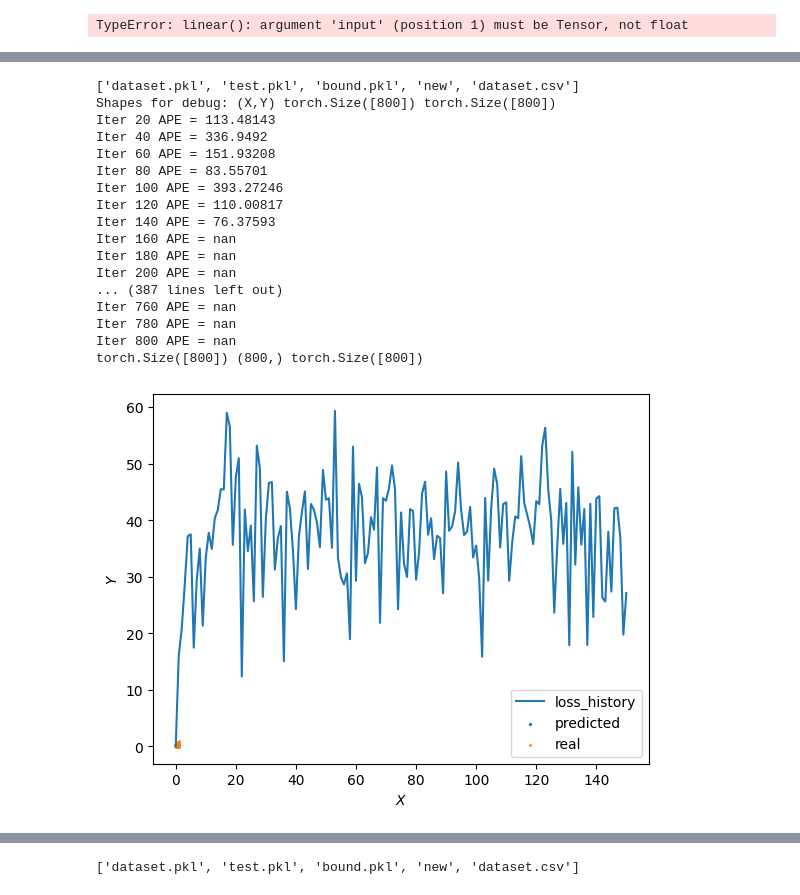
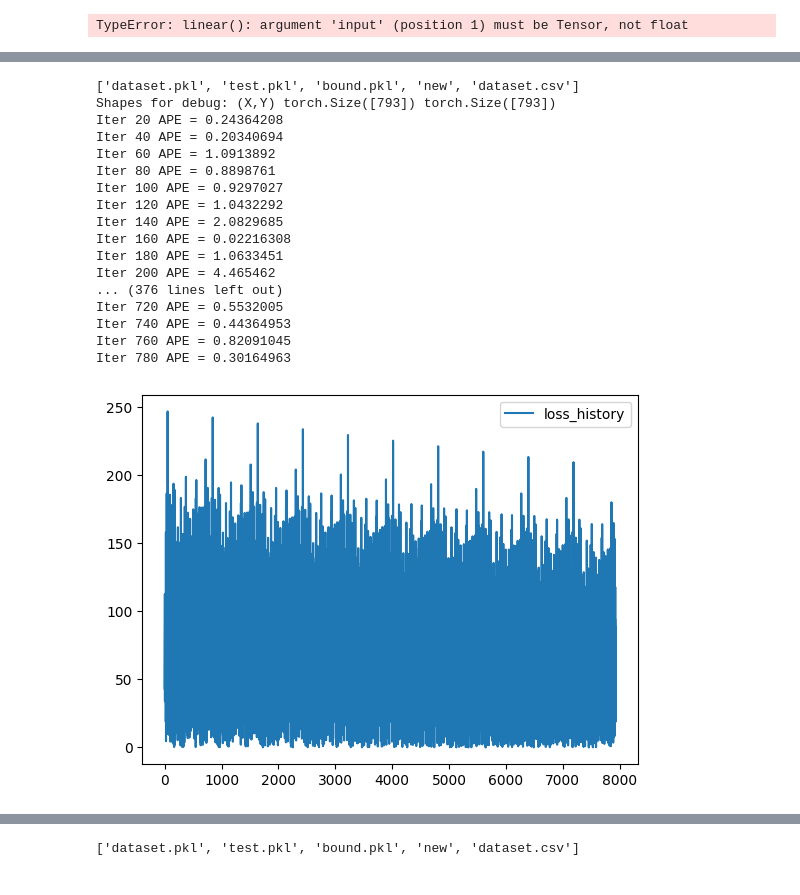
Before and after one commit to advpropsys/hetfit_scientific, a Jupyter notebook: anal/test.ipynb, the cells around one changed output, grey strips where cells are left out. Cells and saved outputs as stored; diff of their text form; code cells hidden in the pictures.

```diff
--- a/anal/test.ipynb
+++ b/anal/test.ipynb
@@ -321,23 +321,23 @@ Iter 400 APE = 0.12526304
 # %%
 obj= RCI()
-obj.compile()
+obj.compile(idx=(3,1))
 obj.train()
 # %% [output]
 ['dataset.pkl', 'test.pkl', 'bound.pkl', 'new', 'dataset.csv']
-Shapes for debug: (X,Y) torch.Size([800]) torch.Size([800])
-Iter 20 APE = 113.48143
-Iter 40 APE = 336.9492
-Iter 60 APE = 151.93208
-Iter 80 APE = 83.55701
-Iter 100 APE = 393.27246
-Iter 120 APE = 110.00817
-Iter 140 APE = 76.37593
-Iter 160 APE = nan
-Iter 180 APE = nan
-Iter 200 APE = nan
-... (387 lines left out)
-Iter 760 APE = nan
-Iter 780 APE = nan
-Iter 800 APE = nan
-torch.Size([800]) (800,) torch.Size([800])
+Shapes for debug: (X,Y) torch.Size([793]) torch.Size([793])
+Iter 20 APE = 0.24364208
+Iter 40 APE = 0.20340694
+Iter 60 APE = 1.0913892
+Iter 80 APE = 0.8898761
+Iter 100 APE = 0.9297027
+Iter 120 APE = 1.0432292
+Iter 140 APE = 2.0829685
+Iter 160 APE = 0.02216308
+Iter 180 APE = 1.0633451
+Iter 200 APE = 4.465462
+... (376 lines left out)
+Iter 720 APE = 0.5532005
+Iter 740 APE = 0.44364953
+Iter 760 APE = 0.82091045
+Iter 780 APE = 0.30164963
-[figure, old version]
+[figure, new version]
```
Also changed, not shown: parts of 4 cells of this notebook, 1 other file.
